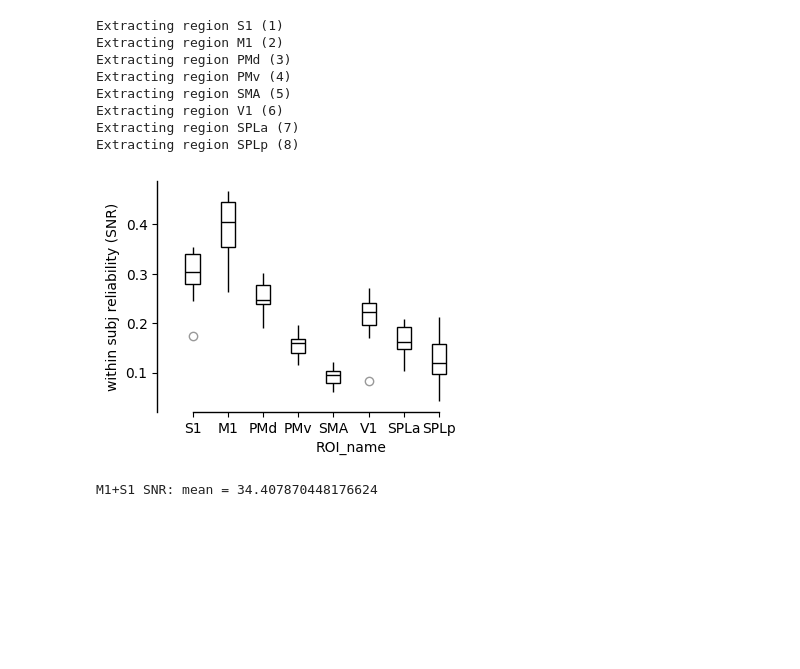
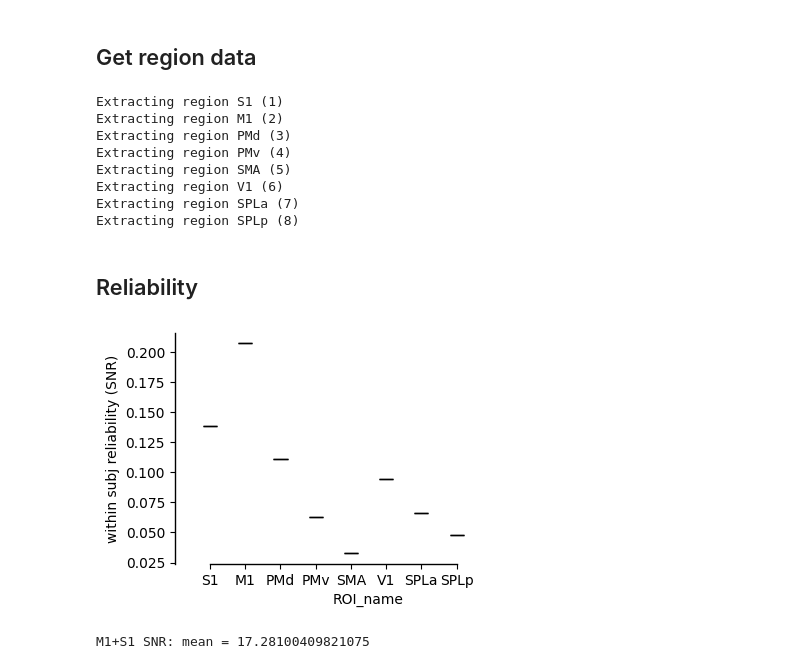
Before and after one commit to alighavam/bimanual_wrist, a Jupyter notebook: bmw_reliability.ipynb, the cells around one changed output. Cells and saved outputs as stored; diff of their text form; code cells hidden in the pictures; blank space fills up the shorter version.

```diff
--- a/bmw_reliability.ipynb
+++ b/bmw_reliability.ipynb
@@ -30,6 +31,8 @@ surfacewbDir = 'surfaceWB'
 behavDir = 'behavioural'
 regDir = 'ROI'
 atlasDir = '/Volumes/diedrichsen_data$/data/Atlas_templates/fs_LR_32'
+# %% [markdown]
+## Get region data
 # %%
 sn = 8
 glm = 3
@@ -79,9 +82,9 @@ Extracting region SMA (5)
 Extracting region V1 (6)
 Extracting region SPLa (7)
 Extracting region SPLp (8)
+# %% [markdown]
+## Reliability
 # %%
-import Functional_Fusion.dataset as ds
-
 snr_dict = {
     'ROI': [],
     'ROI_name': [],
@@ -100,8 +103,7 @@ for i, r in enumerate(region_labels):
     # remove nan columns:
     X = X[:, ~np.isnan(X).all(axis=0)]
 
-    snr = ds.reliability_within_subj(X, part_vec, regressor_info['name'].values.flatten(),
-                                            voxel_wise=False,
+    snr = rel.within_subj(X, conds, part_vec, separate='none',
                                             subtract_mean=True)
 
     # Make a n_partition X n_cond X n_voxels matrix:
@@ -132,32 +134,32 @@ snr_df = pd.DataFrame(snr_dict)
 boxprops = dict(edgecolor='#000000', linewidth=1)
 whiskerprops = dict(color='#000000', linewidth=1)
 capprops = dict(visible=False)  # Remove the caps
 medianprops = dict(color='#000000', linewidth=1)
 
 fig, ax = plt.subplots(1, 1, figsize=(5, 3))
 sns.boxplot(data=snr_df, x='ROI_name', y='SNR', dodge=True, width=0.4, color='#ffffff', ax=ax,
             boxprops=boxprops, whiskerprops=whiskerprops, capprops=capprops, medianprops=medianprops)
 
 ax.set_xlim([-1, 10])
 # ax.set_ylim([0, 0.1])
 ax.set_ylabel('within subj reliability (SNR)')
 
 # Make it pretty:
 ax.spines['top'].set_visible(False)
 ax.spines['right'].set_visible(False)
 ax.spines['left'].set_linewidth(1)
 ax.spines['bottom'].set_linewidth(1)
 
 ax.spines["left"].set_bounds(ax.get_ylim()[0], ax.get_ylim()[-1])
 ax.spines["bottom"].set_bounds(ax.get_xticks()[0], ax.get_xticks()[-1])
 
 plt.savefig(os.path.join('figures',f'bmw_snr_s{sn:02d}_glm{glm}.pdf'), format='pdf', bbox_inches='tight')
 
 plt.show()
 
 # print M1 and S1 SNR:
 avg_snr = np.mean(snr_df[snr_df['ROI'].isin([1,2])]['SNR'].values)
 print(f'M1+S1 SNR: mean = {avg_snr.mean()*100}')
 # %% [output]
-[figure, old version]
+[figure, new version]
-M1+S1 SNR: mean = 34.407870448176624
+M1+S1 SNR: mean = 17.28100409821075
```
Also changed, not shown: parts of 1 cell of this notebook, 5 other files.
